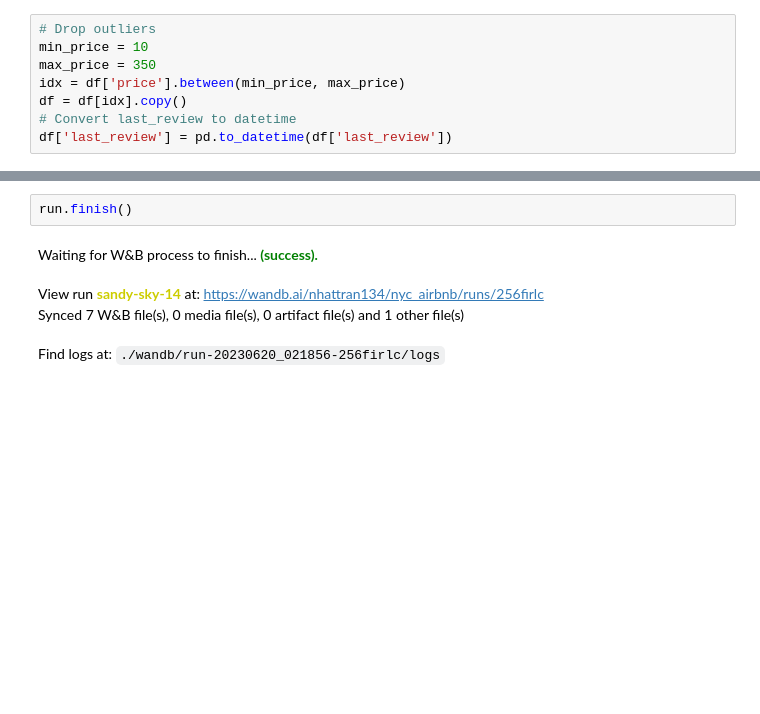
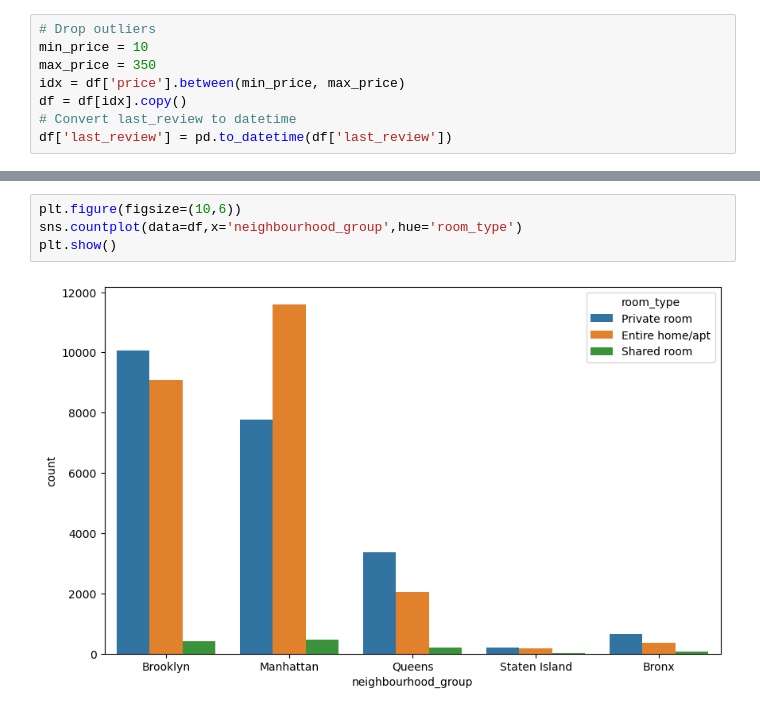
Before and after one commit to nhattran134/build-ml-pipeline-for-short-term-rental-prices, a Jupyter notebook: src/eda/EDA.ipynb, the cells around one changed output, grey strips where cells are left out. Cells and saved outputs as stored; diff of their text form; blank space fills up the shorter version.

```diff
--- a/src/eda/EDA.ipynb
+++ b/src/eda/EDA.ipynb
@@ -94,7 +95,6 @@ dtype: float64
 # %%
-run.finish()
+plt.figure(figsize=(10,6))
+sns.countplot(data=df,x='neighbourhood_group',hue='room_type')
+plt.show()
 # %% [output]
-Waiting for W&B process to finish... (success).
-View run sandy-sky-14 at: https://wandb.ai/nhattran134/nyc_airbnb/runs/256firlc
-Synced 7 W&B file(s), 0 media file(s), 0 artifact file(s) and 1 other file(s)
-Find logs at: ./wandb/run-20230620_021856-256firlc/logs
+[figure, added]
```
Also changed, not shown: parts of 13 cells of this notebook.
